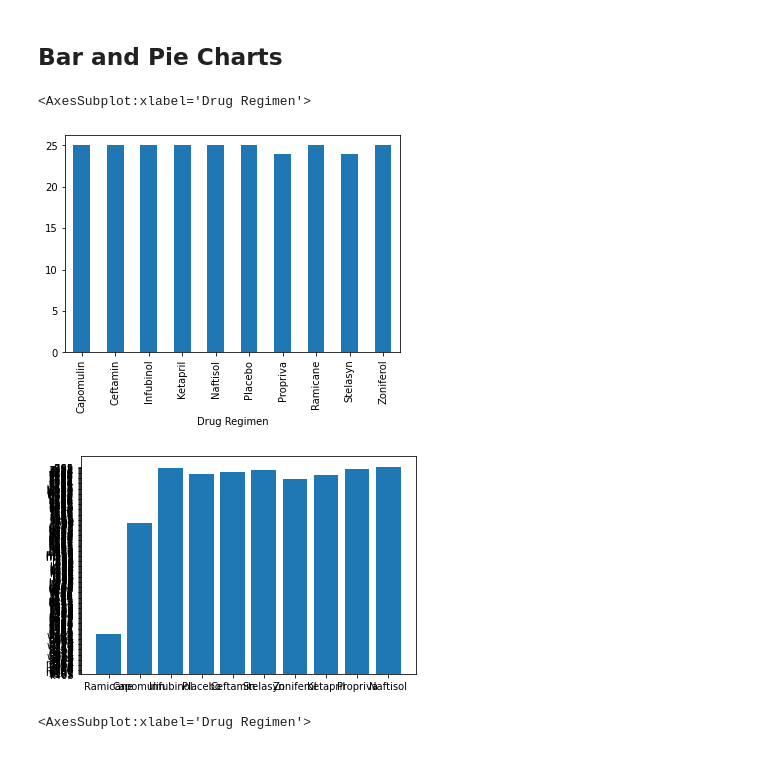
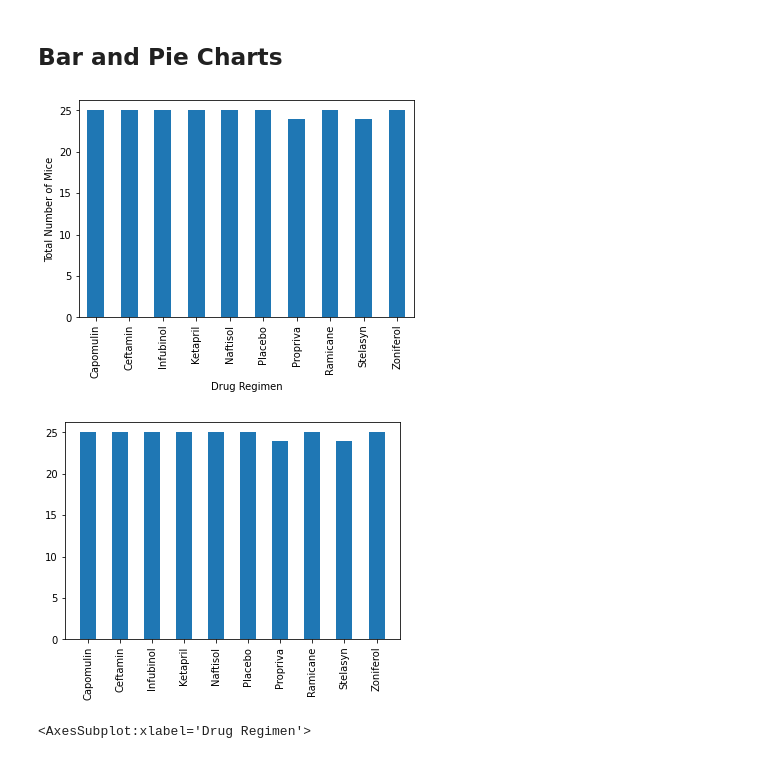
Before and after one commit to FernB/Matplotlib_Homework, a Jupyter notebook: Pymaceuticals/pymaceuticals_starter.ipynb, the cells around one changed output. Saved outputs shown, nothing was run; the diff lists cells and outputs as text; code cells hidden in the pictures.

```diff
--- a/Pymaceuticals/pymaceuticals_starter.ipynb
+++ b/Pymaceuticals/pymaceuticals_starter.ipynb
@@ -90,19 +90,21 @@ remove_duplicate.groupby("Drug Regimen").agg({"Tumor Volume (mm3)":["mean","medi
 # %%
 # Generate a bar plot showing the total number of mice for each treatment throughout the course of the study using pandas.
 totalmice = remove_duplicate.groupby("Drug Regimen")["Mouse ID"].nunique()
-totalmice.plot.bar()
+totalmice.plot(kind ='bar')
+plt.ylabel('Total Number of Mice')
+plt.show()
 # %% [output]
-<AxesSubplot:xlabel='Drug Regimen'>
-[figure, old version]
+[figure, new version]
 # %%
 # Generate a bar plot showing the total number of mice for each treatment throughout the course of the study using pyplot.
 
 #plt.bar(totalmice)
-#plt.bar(range(len(totalmice)), totalmice)
-plt.bar('Drug Regimen', 'Mouse ID', data = remove_duplicate)
+plt.bar(range(len(totalmice)), totalmice, tick_label = totalmice.index, width = 0.5)
+plt.xticks(rotation="vertical")
+#plt.bar('Drug Regimen', 'Mouse ID', data = remove_duplicate)
 plt.show()
 # %% [output]
-[figure, old version]
+[figure, new version]
 # %%
 remove_duplicate.groupby("Drug Regimen")["Mouse ID"].nunique().plot(kind = 'bar')
 # %% [output]
```
